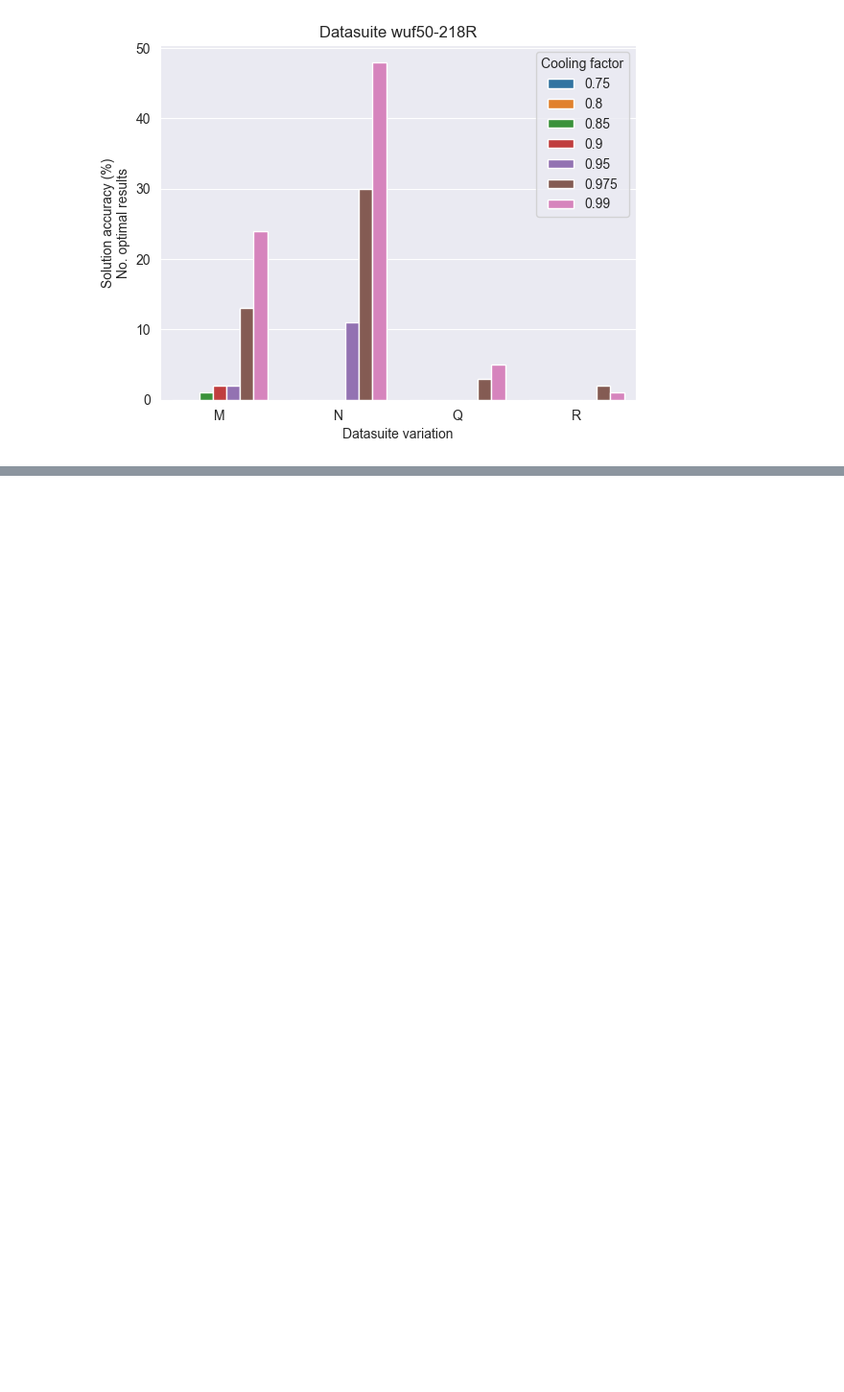
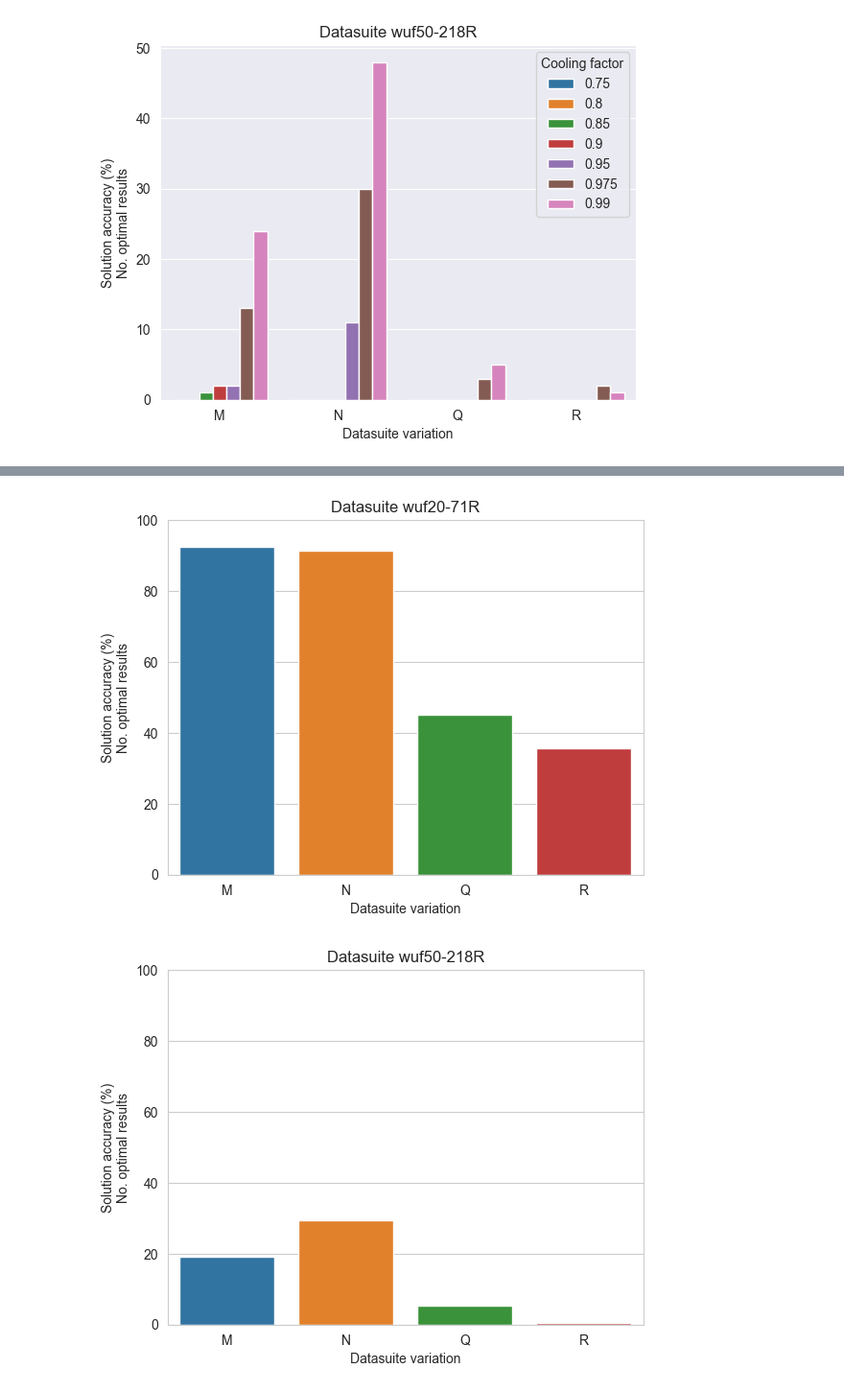
Before and after one commit to zapotocnylubos/ni-kop-heuristic, a Jupyter notebook: main.ipynb, the cells around one changed output, grey strips where cells are left out. Shown at 96% size. Cells and saved outputs as stored; diff of their text form; code cells hidden in the pictures; blank space fills up the shorter version.

Commit message:
first black box test

```diff
--- a/main.ipynb
+++ b/main.ipynb
@@ -401,0 +450,2 @@ for experiment in cooling_factor_experiments:
+# %%
+black_box_experiemnts = run_black_box_experiemnts()
@@ -401,0 +461,16 @@ for experiment in cooling_factor_experiments:
+# %%
+for experiment in black_box_experiemnts:
+    df = pd.DataFrame.from_records(black_box_experiemnts[experiment])
+    df['Weight difference'] = df['weight_difference']
+    df['Satisfied ratio'] = df['satisfied_ratio']
+    ax = sns.barplot(data=df,
+                     x='variation', y='accuracy',
+                     errorbar=None)
+    ax.set(ylim=(0, 100))
+    ax.set_title(f'Datasuite {experiment}')
+    ax.set_xlabel('Datasuite variation')
+    ax.set_ylabel(f'Solution accuracy (%)\nNo. optimal results')
+    plt.show()
+# %% [output]
+[figure, added]
+[figure, added]
```
Also changed, not shown: parts of 7 cells of this notebook.
